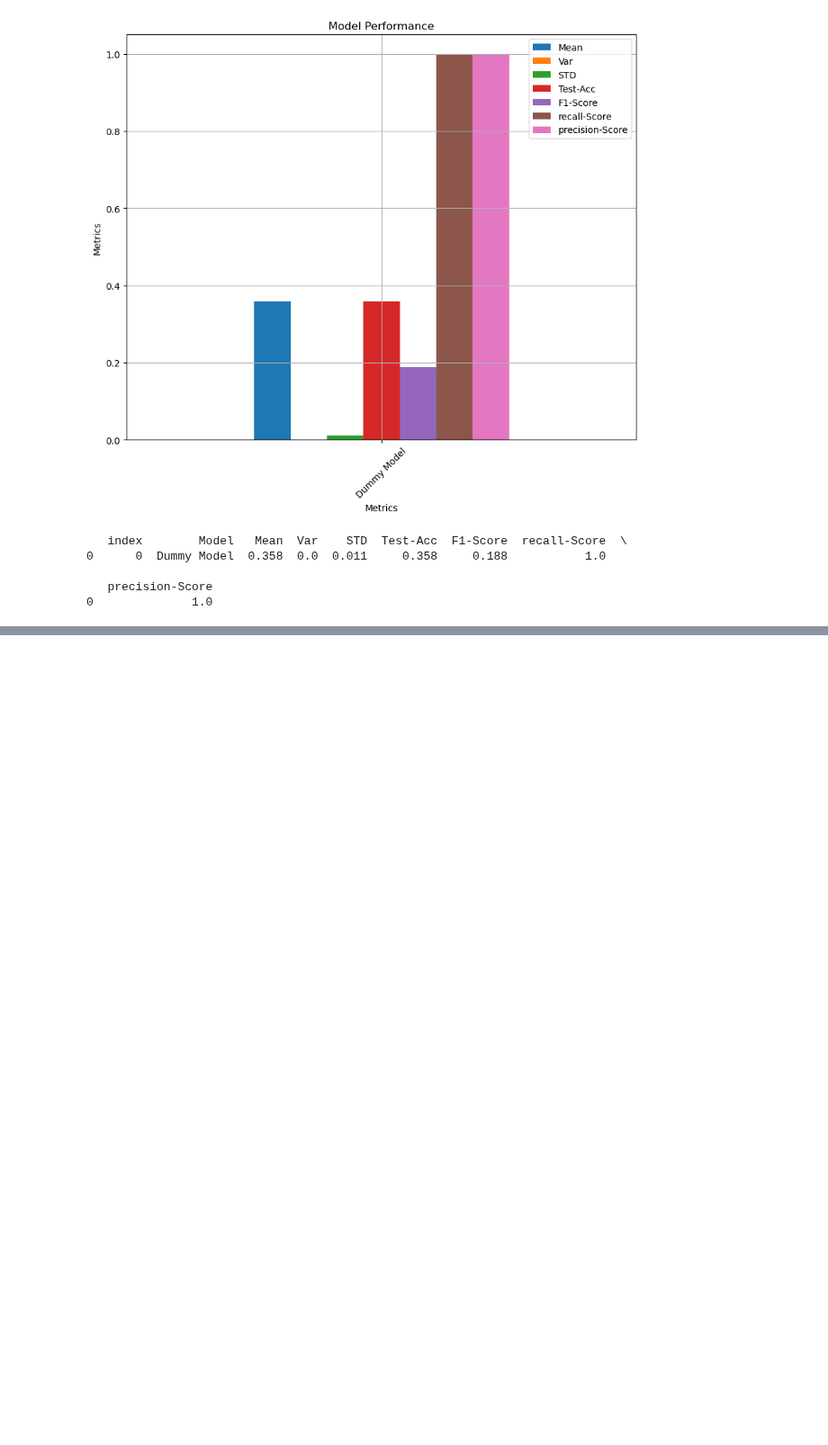
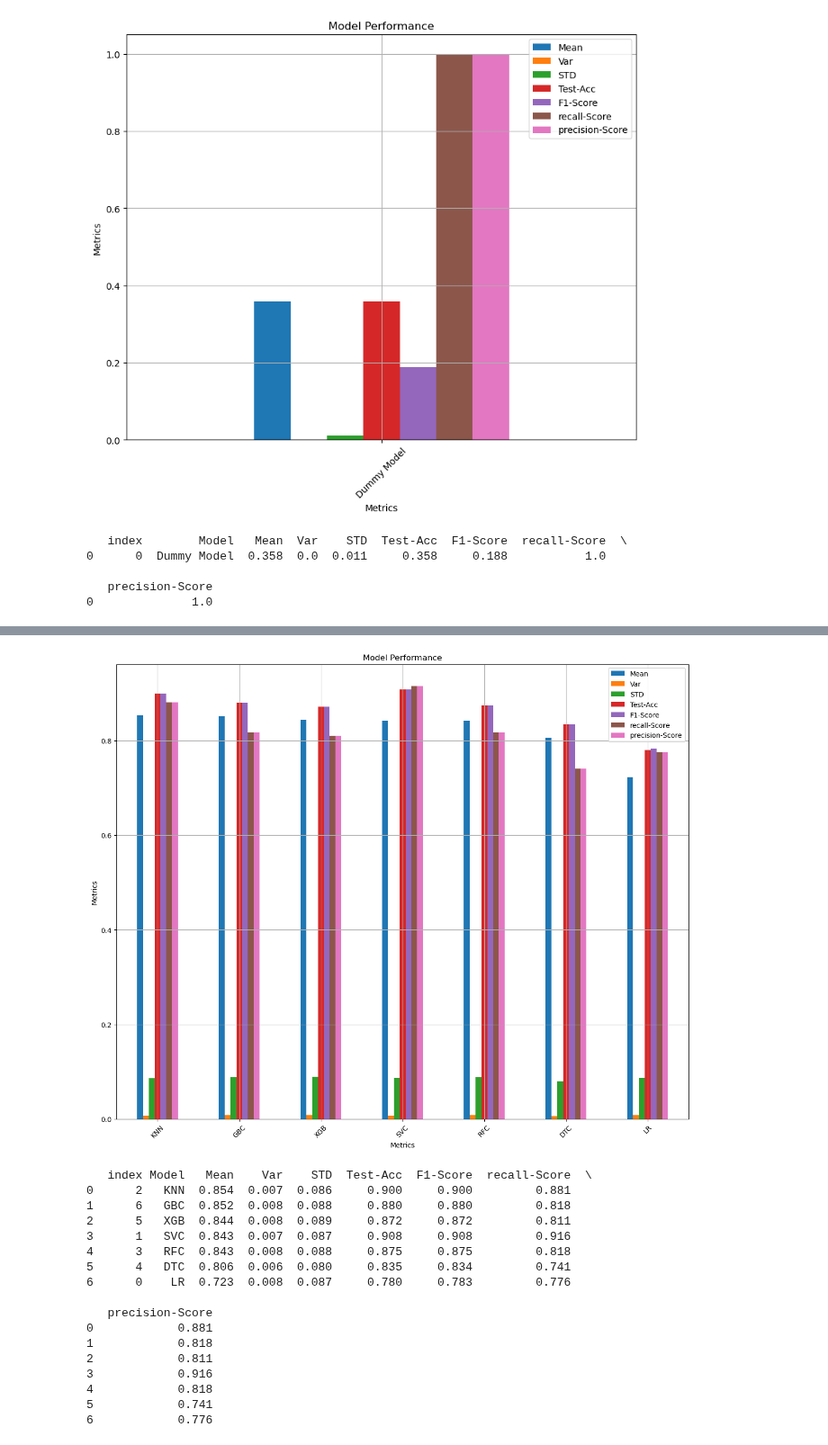
Before and after one commit to MaukanMir/-Social-Network-Ads-Classifier, a Jupyter notebook: training.ipynb, the cells around one changed output, grey strips where cells are left out. Shown at 90% size. Drawn from its saved outputs; the diff is of its cells as text; code cells hidden in the pictures; blank space fills up the shorter version.

```diff
--- a/training.ipynb
+++ b/training.ipynb
@@ -285,0 +355,23 @@ test_selected_models(["Dummy Model"], [model], preprocessor, X, y, precision_met
+# %%
+model_names = ["LR", "SVC", "KNN", "RFC", "DTC", "XGB", "GBC"]
+models = grab_selected_models(model_names)
+test_selected_models(model_names, models, preprocessor, X, y, precision_metric)
+# %% [output]
+[figure, added]
+   index Model   Mean    Var    STD  Test-Acc  F1-Score  recall-Score  \
+0      2   KNN  0.854  0.007  0.086     0.900     0.900         0.881
+1      6   GBC  0.852  0.008  0.088     0.880     0.880         0.818
+2      5   XGB  0.844  0.008  0.089     0.872     0.872         0.811
+3      1   SVC  0.843  0.007  0.087     0.908     0.908         0.916
+4      3   RFC  0.843  0.008  0.088     0.875     0.875         0.818
+5      4   DTC  0.806  0.006  0.080     0.835     0.834         0.741
+6      0    LR  0.723  0.008  0.087     0.780     0.783         0.776
+
+   precision-Score
+0            0.881
+1            0.818
+2            0.811
+3            0.916
+4            0.818
+5            0.741
+6            0.776
```
Also changed, not shown: parts of 6 cells of this notebook.
